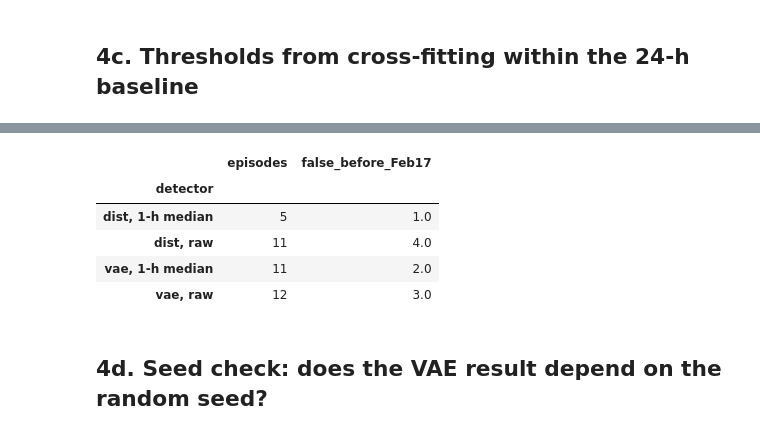
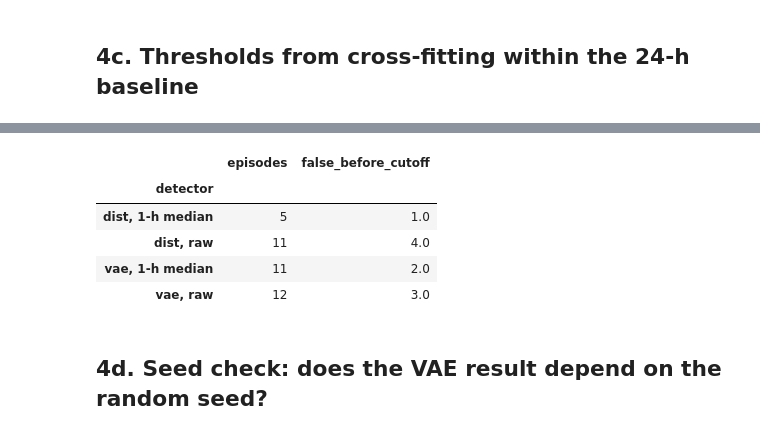
Before and after one commit to MinKhaungMinLwin/bearing-maintenance-triage, a Jupyter notebook: triage_system.ipynb, the cells around one changed output, grey strips where cells are left out. Cells and saved outputs as stored; diff of their text form; code cells hidden in the pictures.

Commit message:
fix: Rename false_before_Feb17 to false_before_cutoff

```diff
--- a/triage_system.ipynb
+++ b/triage_system.ipynb
@@ -307,37 +307,37 @@ def cross_fit(S, t, name, seed=0):
     torch.save(final.state_dict(), f"data/derived/vae_{tag}.pt")
     res = dict(vae=vae_scores(final, (S - mean) / std), dist=dist_scores(S[base], S),
                oof_vae=oof_v, oof_dist=oof_d, base_end=np.array([len(base)]))
     np.savez(out, **res); return res
 
-def evaluate(name, s, oof, t, base_end, smooth_it, healthy_until="2004-02-17 00:00"):
+def evaluate(name, s, oof, t, base_end, smooth_it, healthy_until="2004-02-17 00:00", failing=1):
     if smooth_it: s, oof = smooth(s), smooth(oof)
     thr = np.quantile(oof, Q, axis=0)
     al = alarm_mask(s, thr); al[:base_end] = False                # nothing counts inside the baseline
     starts = np.vstack([al[:1], np.diff(al.astype(int), axis=0) == 1])
     run = pd.DataFrame(al).apply(lambda c: c.groupby((~c).cumsum()).cumsum())  # current episode length
     rows = []
     for b in range(4):
         long6 = run[b].values >= 36                               # episode has lasted 6 h
         rows.append({"detector": name, "bearing": b + 1,
                      "first_alarm": t[al[:, b]].min() if al[:, b].any() else pd.NaT,
                      "first_6h_alarm": t[long6].min() - pd.Timedelta(hours=6) + pd.Timedelta(minutes=10) if long6.any() else pd.NaT,
                      "episodes": int(starts[:, b].sum()),
-                     "false_before_Feb17": int(starts[t < pd.Timestamp(healthy_until), b].sum()) if b > 0 else None})
+                     "false_before_cutoff": int(starts[t < pd.Timestamp(healthy_until), b].sum()) if b != failing - 1 else None})
     return pd.DataFrame(rows)
 
 cv2 = cross_fit(S2, t2, "test2"); be2 = int(cv2["base_end"][0])
 res2 = pd.concat([evaluate(f"{d}, {'1-h median' if sm else 'raw'}", cv2[d], cv2[f"oof_{d}"], t2, be2, sm)
                   for d in ["vae", "dist"] for sm in [False, True]])
 display(res2.pivot(index="detector", columns="bearing", values="first_6h_alarm"))
-display(res2.groupby("detector")[["episodes", "false_before_Feb17"]].sum())
+display(res2.groupby("detector")[["episodes", "false_before_cutoff"]].sum())
 # %% [output]
 | bearing | 1 | 2 | 3 | 4 |
 | detector |  |  |  |  |
 | dist, 1-h median | 2004-02-16 04:12:39 | 2004-02-17 08:12:39 | 2004-02-17 10:12:39 | 2004-02-16 23:12:39 |
 | dist, raw | 2004-02-16 05:02:39 | 2004-02-17 07:52:39 | 2004-02-17 12:12:39 | 2004-02-16 22:22:39 |
 | vae, 1-h median | 2004-02-16 03:12:39 | 2004-02-17 07:42:39 | 2004-02-17 07:32:39 | 2004-02-16 17:32:39 |
 | vae, raw | 2004-02-16 03:32:39 | 2004-02-17 07:32:39 | 2004-02-17 07:22:39 | 2004-02-17 03:52:39 |
-|  | episodes | false_before_Feb17 |
+|  | episodes | false_before_cutoff |
 | detector |  |  |
 | dist, 1-h median | 5 | 1.0 |
 | dist, raw | 11 | 4.0 |
```
Also changed, not shown: parts of 3 cells of this notebook, 2 other files.
